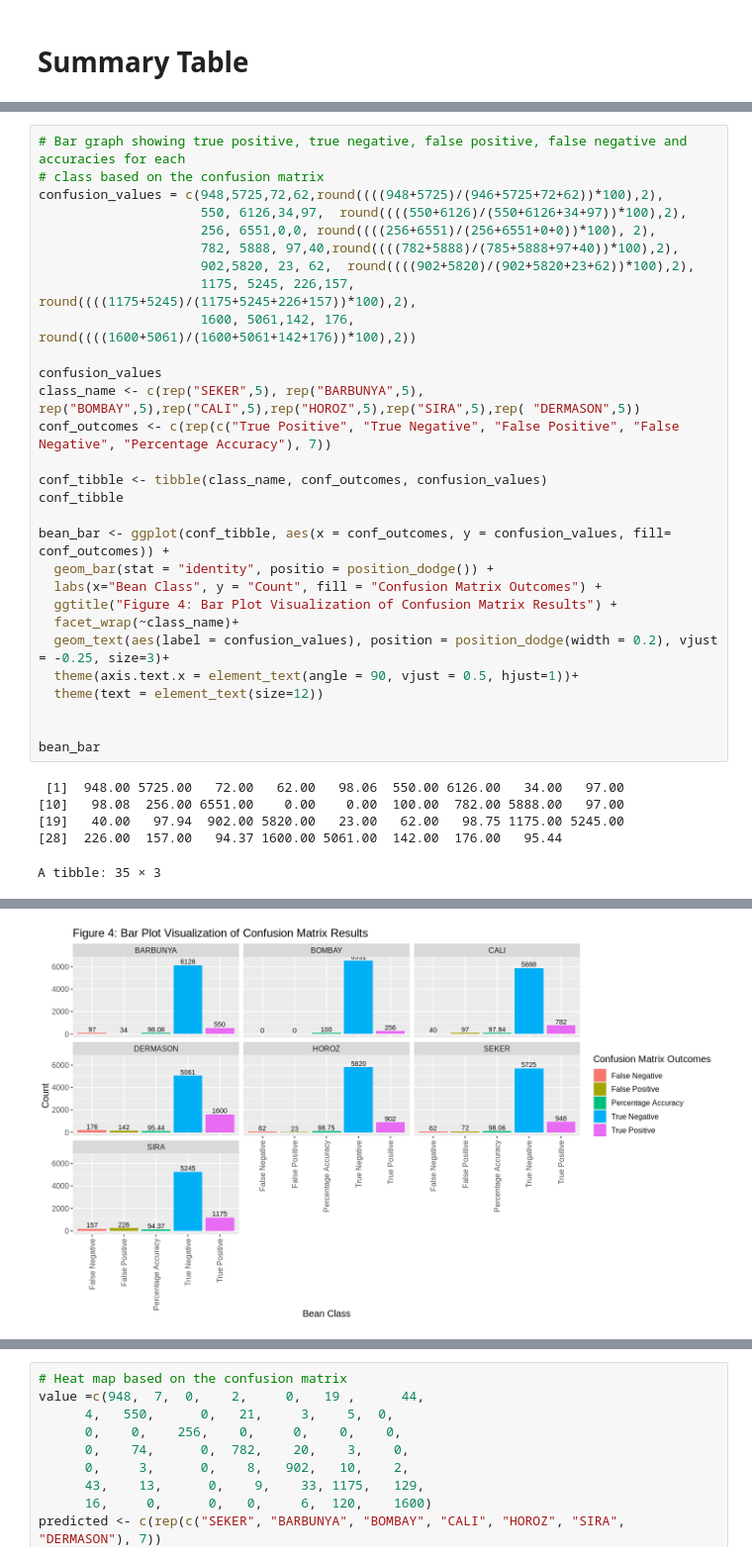
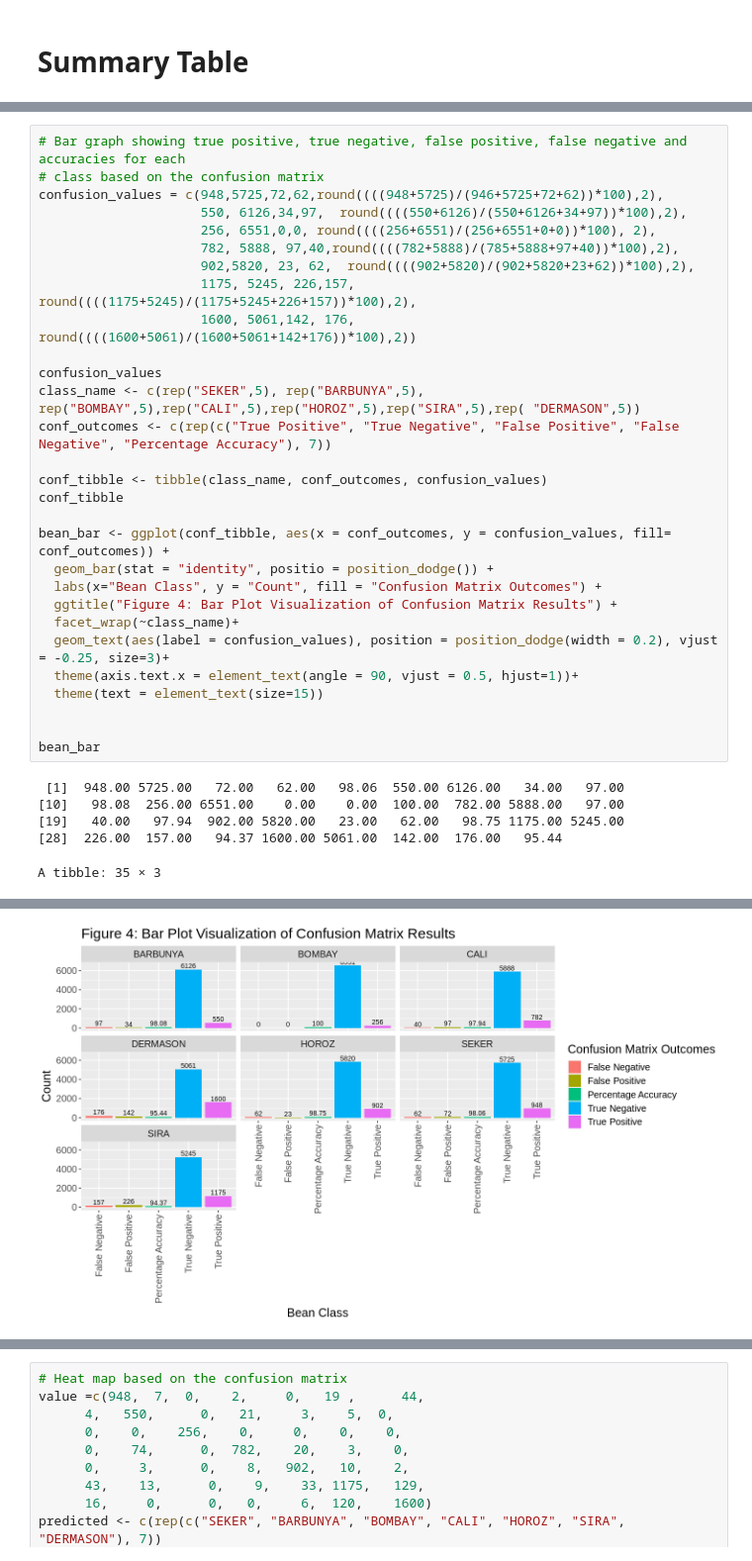
Before and after one commit to pranjali-22/DSCI100, a Jupyter notebook: Final Project.ipynb, the cells around one changed output, grey strips where cells are left out. Shown at 99% size. Drawn from its saved outputs; the diff is of its cells as text.

```diff
--- a/Final Project.ipynb
+++ b/Final Project.ipynb
@@ -508,32 +473,32 @@ class_name <- c(rep("SEKER",5), rep("BARBUNYA",5), rep("BOMBAY",5),rep("CALI",5)
 conf_outcomes <- c(rep(c("True Positive", "True Negative", "False Positive", "False Negative", "Percentage Accuracy"), 7))
 
 conf_tibble <- tibble(class_name, conf_outcomes, confusion_values)
 conf_tibble
 
 bean_bar <- ggplot(conf_tibble, aes(x = conf_outcomes, y = confusion_values, fill= conf_outcomes)) +
   geom_bar(stat = "identity", positio = position_dodge()) +
   labs(x="Bean Class", y = "Count", fill = "Confusion Matrix Outcomes") +
   ggtitle("Figure 4: Bar Plot Visualization of Confusion Matrix Results") +
   facet_wrap(~class_name)+
   geom_text(aes(label = confusion_values), position = position_dodge(width = 0.2), vjust = -0.25, size=3)+
   theme(axis.text.x = element_text(angle = 90, vjust = 0.5, hjust=1))+
-  theme(text = element_text(size=12))
+  theme(text = element_text(size=15))
 
 
 bean_bar
 # %% [output]
  [1]  948.00 5725.00   72.00   62.00   98.06  550.00 6126.00   34.00   97.00
 [10]   98.08  256.00 6551.00    0.00    0.00  100.00  782.00 5888.00   97.00
 [19]   40.00   97.94  902.00 5820.00   23.00   62.00   98.75 1175.00 5245.00
 [28]  226.00  157.00   94.37 1600.00 5061.00  142.00  176.00   95.44
 A tibble: 35 × 3
 | class_name | conf_outcomes | confusion_values |
 | <chr> | <chr> | <dbl> |
 | SEKER | True Positive | 948 |
 | SEKER | True Negative | 5725 |
 | SEKER | False Positive | 72 |
 | ⋮ | ⋮ | ⋮ |
 | DERMASON | False Positive | 142.00 |
 | DERMASON | False Negative | 176.00 |
 | DERMASON | Percentage Accuracy | 95.44 |
-[figure, old version]
+[figure, new version]
```
Also changed, not shown: parts of 8 cells of this notebook.
